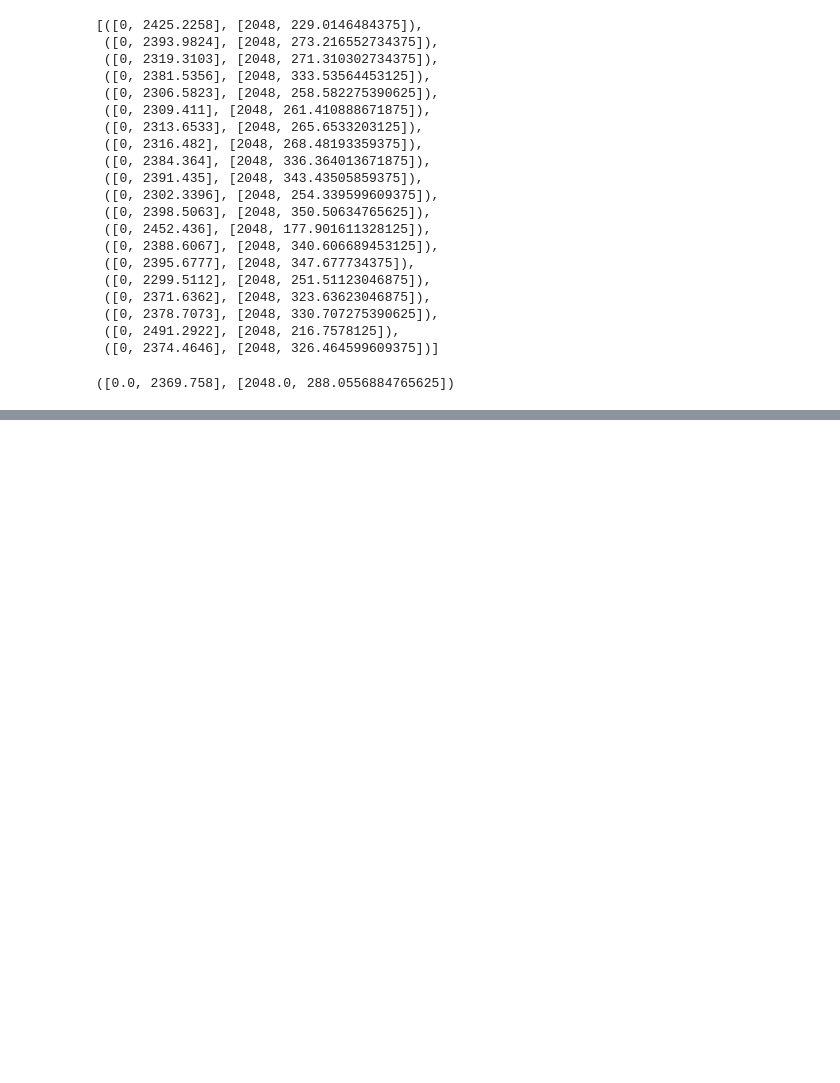
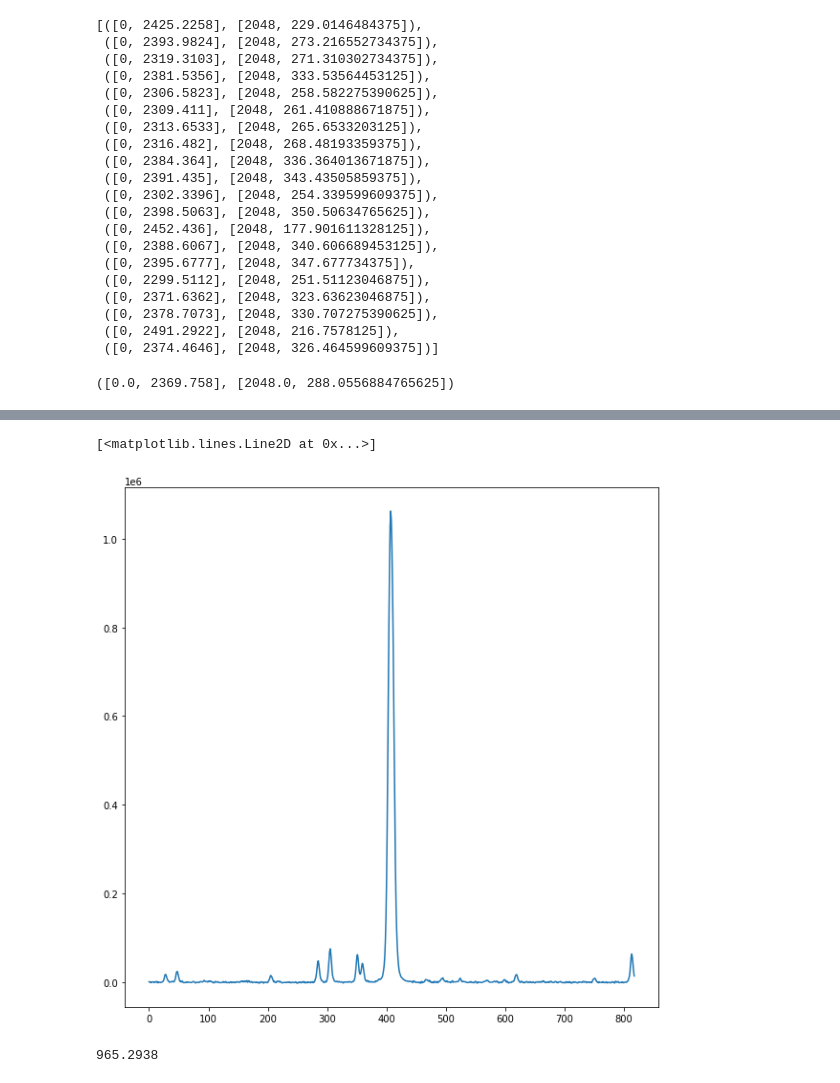
Before and after one commit to uwescience/satmetrics, a Jupyter notebook: line_detection_testing.ipynb, the cells around one changed output, grey strips where cells are left out. Cells and saved outputs as stored; diff of their text form; code cells hidden in the pictures; blank space fills up the shorter version.

```diff
--- a/line_detection_testing.ipynb
+++ b/line_detection_testing.ipynb
@@ -164,0 +175,11 @@ detector.show(rot.rotated_image)
+# %%
+plt.plot(rot.rotated_image.sum(axis= 1))
+# %% [output]
+[<matplotlib.lines.Line2D at 0x...>]
+[figure, added]
+# %%
+rot.rotated_image[0].sum()
+#is zero up and down or left or right
+#create for loop that adds all rows
+# %% [output]
+965.2938
```
Also changed, not shown: parts of 9 cells of this notebook, 1 other file.
